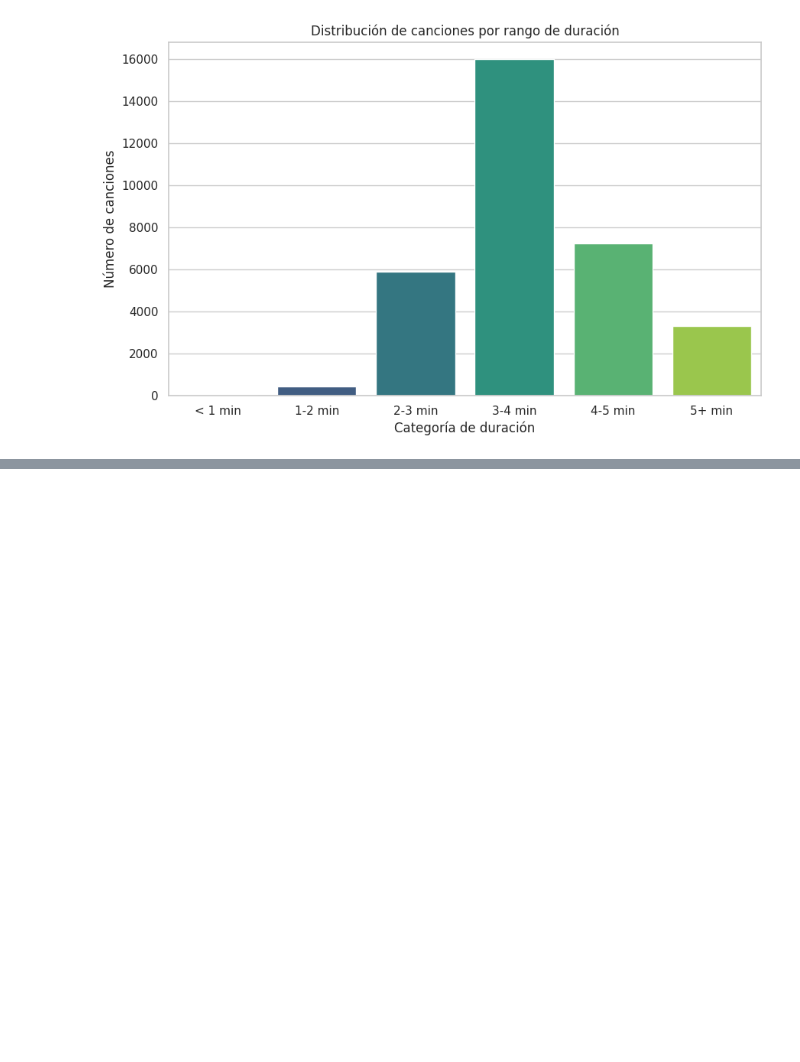
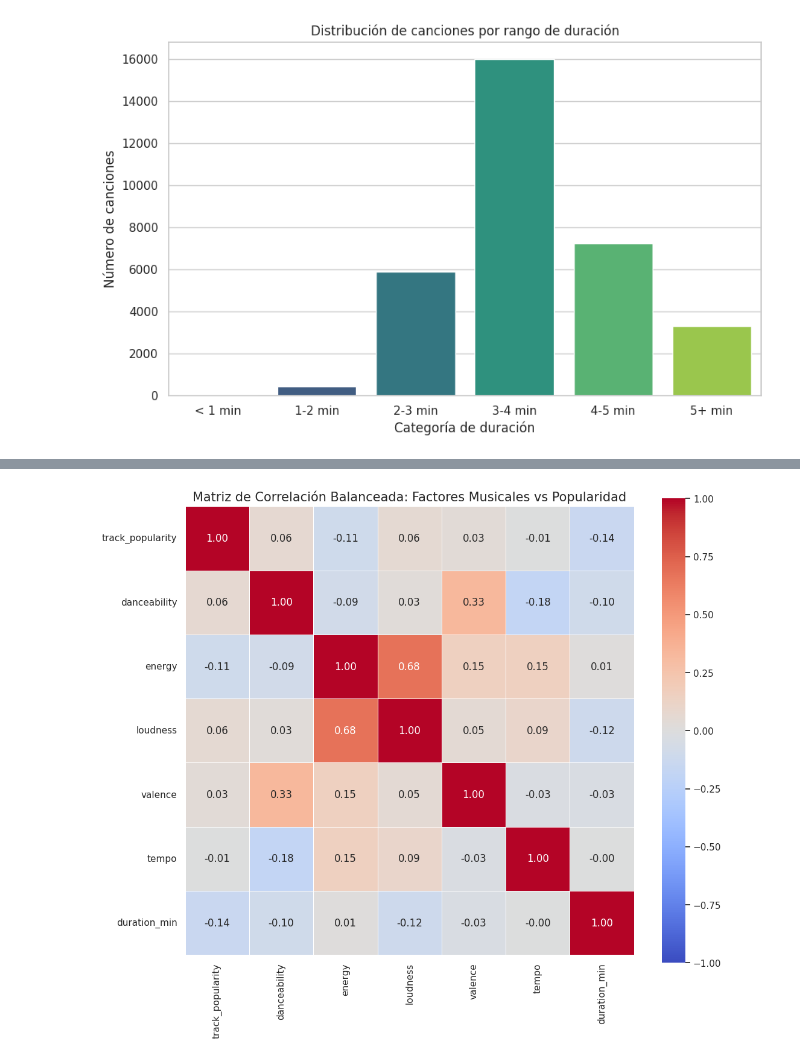
Before and after one commit to JulianCarvajal/BeatAnalytics, a Jupyter notebook: sesiones_practicas/sp_1_natalia_bernal_julian_carvajal.ipynb, the cells around one changed output, grey strips where cells are left out. Saved outputs shown, nothing was run; the diff lists cells and outputs as text; code cells hidden in the pictures; blank space fills up the shorter version.

```diff
--- a/sesiones_practicas/sp_1_natalia_bernal_julian_carvajal.ipynb
+++ b/sesiones_practicas/sp_1_natalia_bernal_julian_carvajal.ipynb
@@ -344,0 +366,30 @@ plt.show()
+# %%
+# Seleccionamos solo las variables de interés
+variables_analisis = [
+    'track_popularity', 'danceability', 'energy',
+    'loudness', 'valence', 'tempo', 'duration_min'
+]
+
+# Calculamos la matriz de correlación
+corr_matrix = df[variables_analisis].corr()
+
+# Configuramos el gráfico
+plt.figure(figsize=(12, 10))
+
+# Parámetros clave para el balance
+sns.heatmap(
+    corr_matrix,
+    annot=True,
+    fmt=".2f",
+    cmap='coolwarm',
+    vmin=-1,
+    vmax=1,
+    center=0,
+    linewidths=0.5,
+    square=True
+)
+
+plt.title("Matriz de Correlación Balanceada: Factores Musicales vs Popularidad", fontsize=15)
+plt.show()
+# %% [output]
+[figure, added]
```
Also changed, not shown: parts of 9 cells of this notebook.
